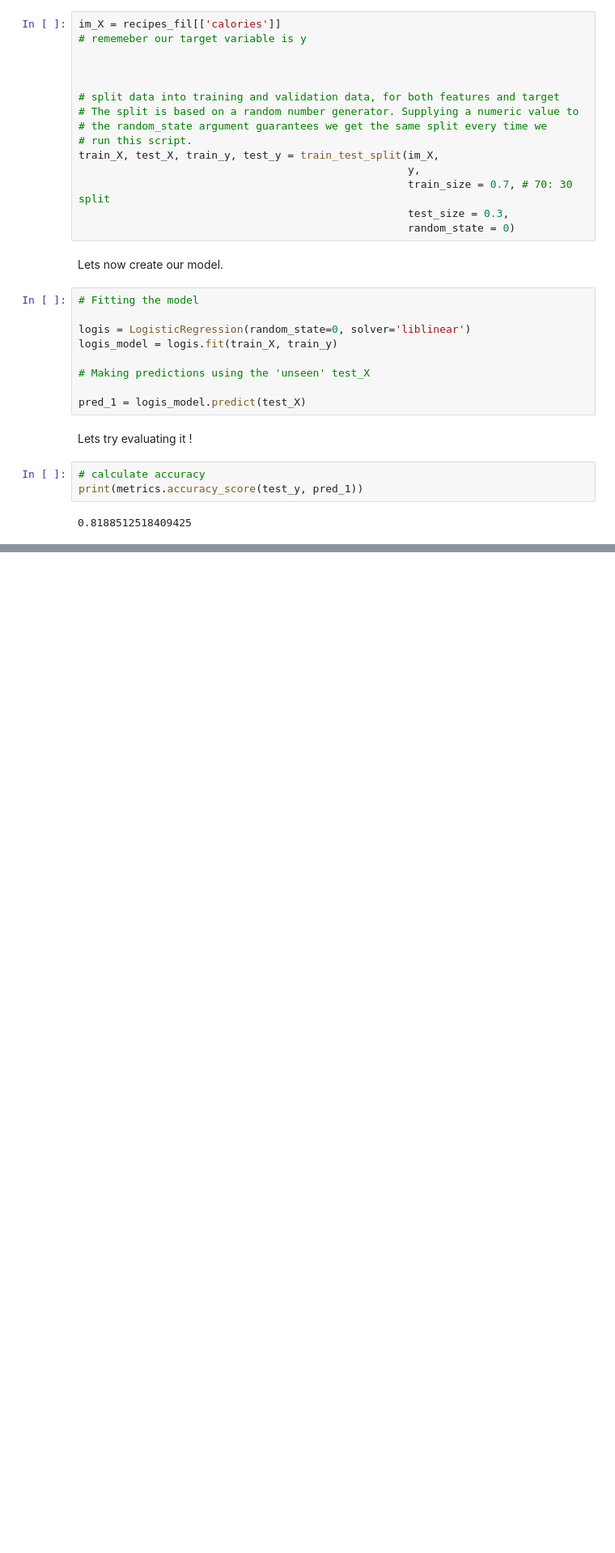
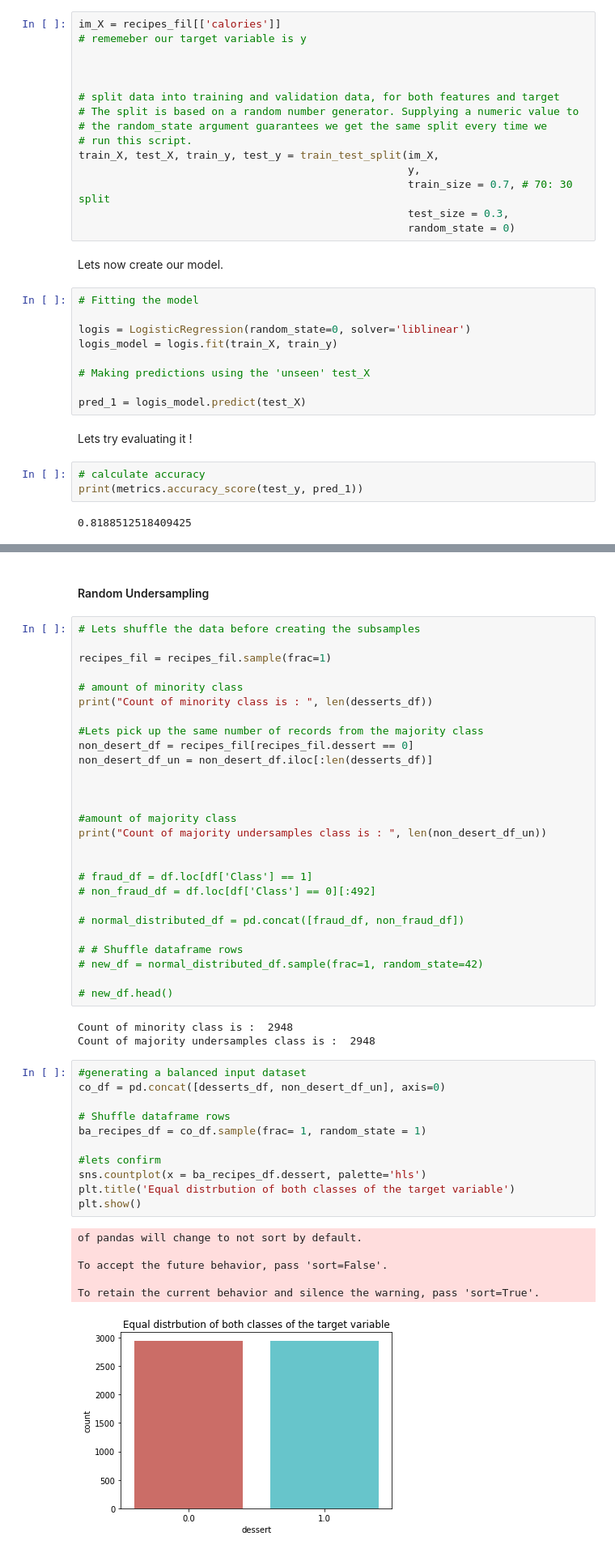
Before and after one commit to shwetapurushe/data-science-world, a Jupyter notebook: Projects/Recipes/Recipes_regression.ipynb, the cells around one changed output, grey strips where cells are left out. Shown: that part at 81% size. Drawn from its saved outputs; the diff is of its cells as text; blank space fills up the shorter version.

Commit message:
Handling imbalanced datasets --recipes

```diff
--- a/Projects/Recipes/Recipes_regression.ipynb
+++ b/Projects/Recipes/Recipes_regression.ipynb
@@ -225,0 +237,50 @@ Let's try figuring out that next.
+# %% [markdown]
+#### Random Undersampling
+# %%
+# Lets shuffle the data before creating the subsamples
+
+recipes_fil = recipes_fil.sample(frac=1)
+
+# amount of minority class
+print("Count of minority class is : ", len(desserts_df))
+
+#Lets pick up the same number of records from the majority class
+non_desert_df = recipes_fil[recipes_fil.dessert == 0]
+non_desert_df_un = non_desert_df.iloc[:len(desserts_df)]
+
+
+
+#amount of majority class
+print("Count of majority undersamples class is : ", len(non_desert_df_un))
+
+
+# fraud_df = df.loc[df['Class'] == 1]
+# non_fraud_df = df.loc[df['Class'] == 0][:492]
+
+# normal_distributed_df = pd.concat([fraud_df, non_fraud_df])
+
+# # Shuffle dataframe rows
+# new_df = normal_distributed_df.sample(frac=1, random_state=42)
+
+# new_df.head()
+# %% [output]
+Count of minority class is :  2948
+Count of majority undersamples class is :  2948
+# %%
+#generating a balanced input dataset
+co_df = pd.concat([desserts_df, non_desert_df_un], axis=0)
+
+# Shuffle dataframe rows
+ba_recipes_df = co_df.sample(frac= 1, random_state = 1)
+
+#lets confirm
+sns.countplot(x = ba_recipes_df.dessert, palette='hls')
+plt.title('Equal distrbution of both classes of the target variable')
+plt.show()
+# %% [output]
+of pandas will change to not sort by default.
+
+To accept the future behavior, pass 'sort=False'.
+
+To retain the current behavior and silence the warning, pass 'sort=True'.
+[figure, added]
```
Also changed, not shown: parts of 3 cells of this notebook.
